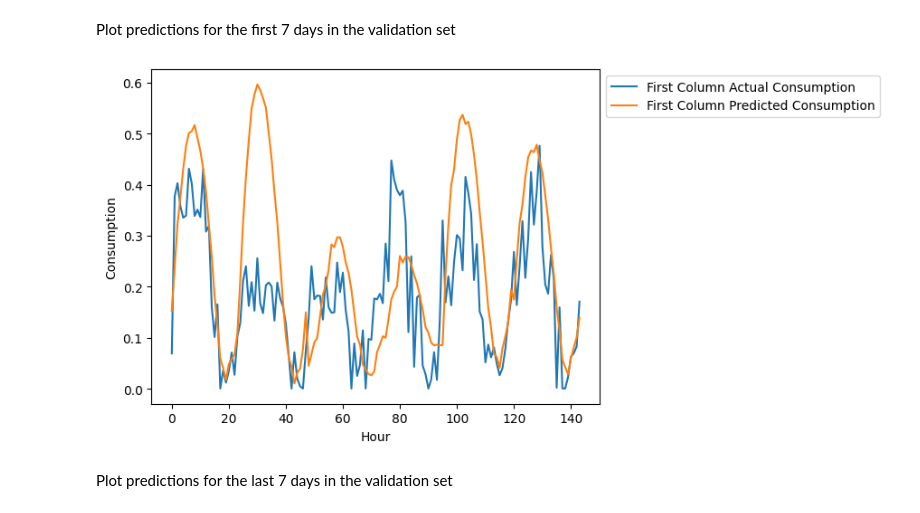
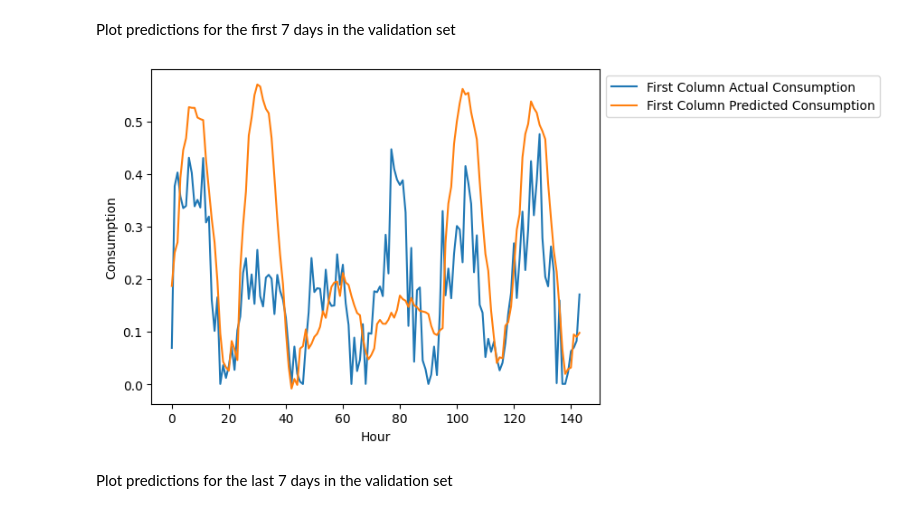
Before and after one commit to dat5-06/zap, a Jupyter notebook: core/notebooks/0_LSTM_trefor_park.ipynb, the cells around one changed output. Saved outputs shown, nothing was run; the diff lists cells and outputs as text; code cells hidden in the pictures.

```diff
--- a/core/notebooks/0_LSTM_trefor_park.ipynb
+++ b/core/notebooks/0_LSTM_trefor_park.ipynb
@@ -227,9 +84,9 @@ Plot the actual values and predictions from the model on the validation set.
 # %% [markdown]
 Plot predictions for the first 7 days in the validation set
 # %%
-plot_predictions(0, 6, y_test, best_prediction)
+plot_predictions(0, 6, y_test, predicted)
 # %% [output]
-[figure, old version]
+[figure, new version]
 # %% [markdown]
 Plot predictions for the last 7 days in the validation set
 # %%
```
Also changed, not shown: parts of 5 cells of this notebook, 4 other files.
